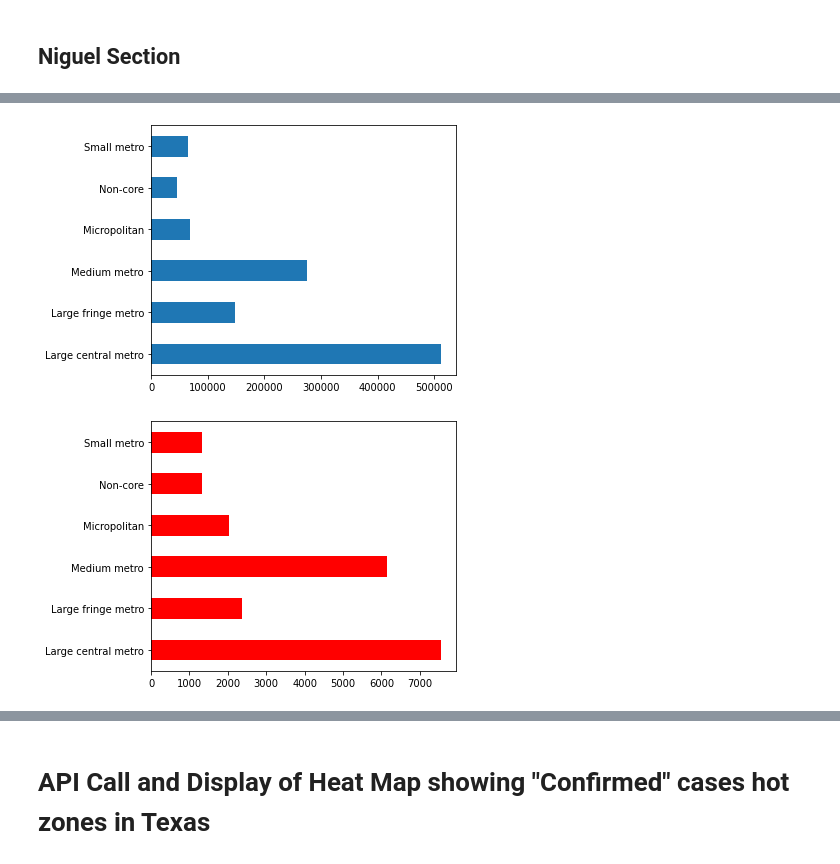
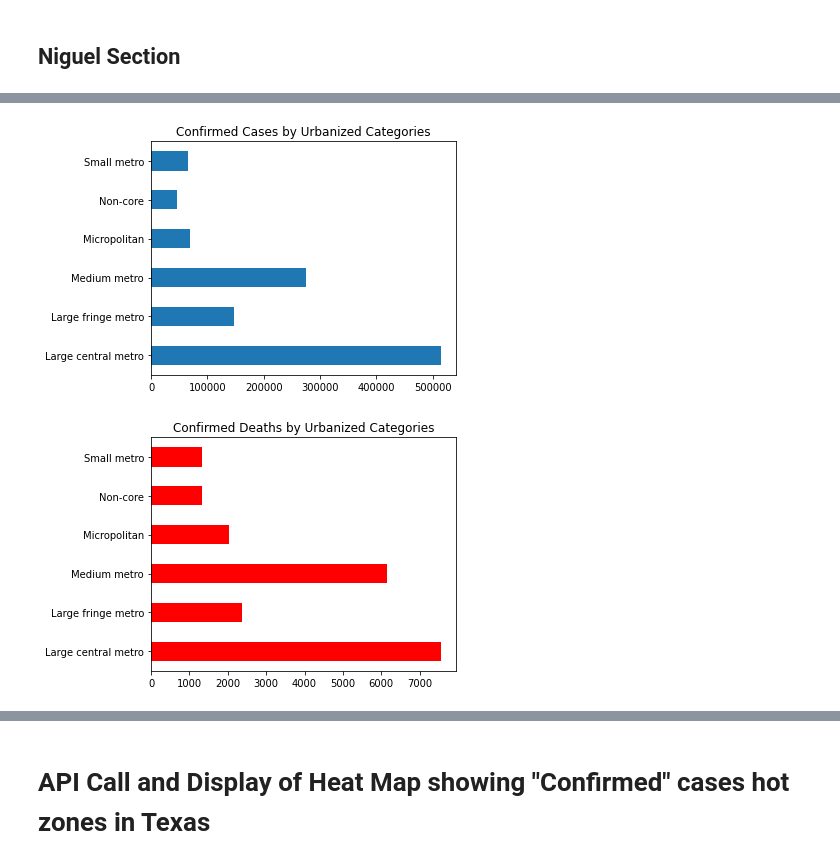
Before and after one commit to inkosi-codes/Covid-19-and-Low-Income-Communities, a Jupyter notebook: src/New_Covid_and_low_income_communities.ipynb, the cells around one changed output, grey strips where cells are left out. Drawn from its saved outputs; the diff is of its cells as text; code cells hidden in the pictures.

```diff
--- a/src/New_Covid_and_low_income_communities.ipynb
+++ b/src/New_Covid_and_low_income_communities.ipynb
@@ -539,17 +570,19 @@ urbanization_df.head()
 # %%
 # Confirmed Cases by Urbanized Category
 urbanization_df['confirmed'].plot(kind='barh')
+plt.title("Confirmed Cases by Urbanized Categories")
 plt.tight_layout()
 plt.show()
 # %% [output]
-[figure, old version]
+[figure, new version]
 # %%
 # Confirmed Deaths by Urbanized Category
 urbanization_df['deaths'].plot(kind='barh',color='red')
+plt.title("Confirmed Deaths by Urbanized Categories")
 plt.tight_layout()
 plt.show()
 # %% [output]
-[figure, old version]
+[figure, new version]
 # %%
 # Get Correlation between Cases and Deaths based a Groupby on Urban Categories
 urbanization_df.corr()
```
Also changed, not shown: parts of 20 cells of this notebook, 5 other files.
